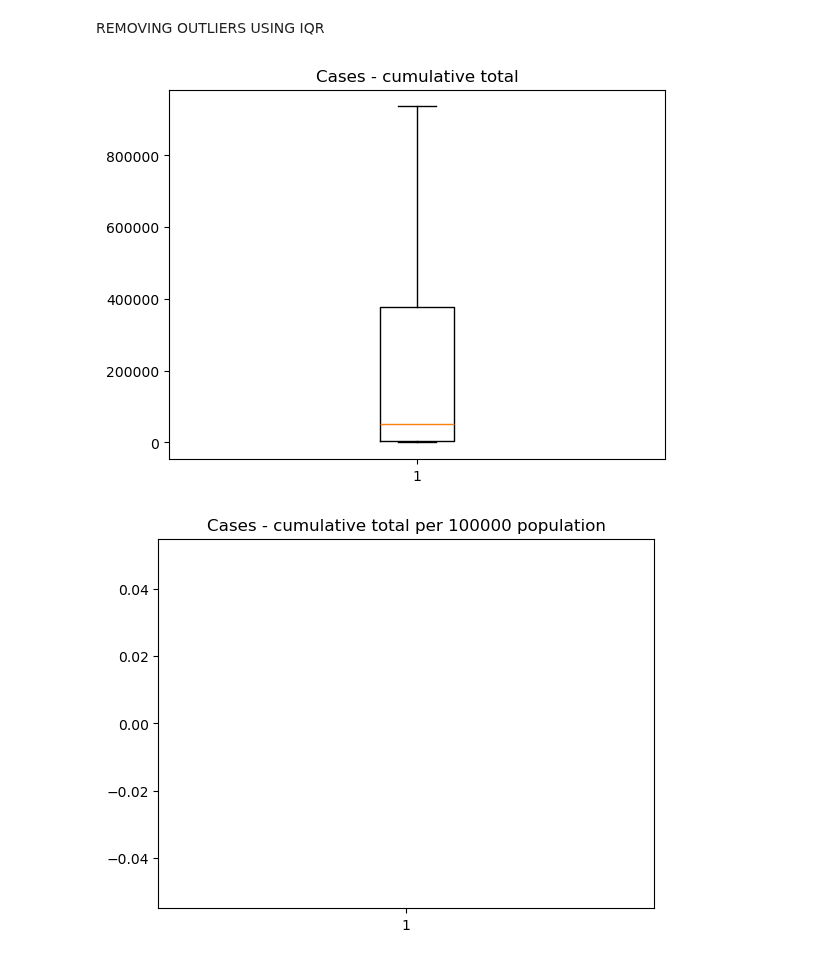
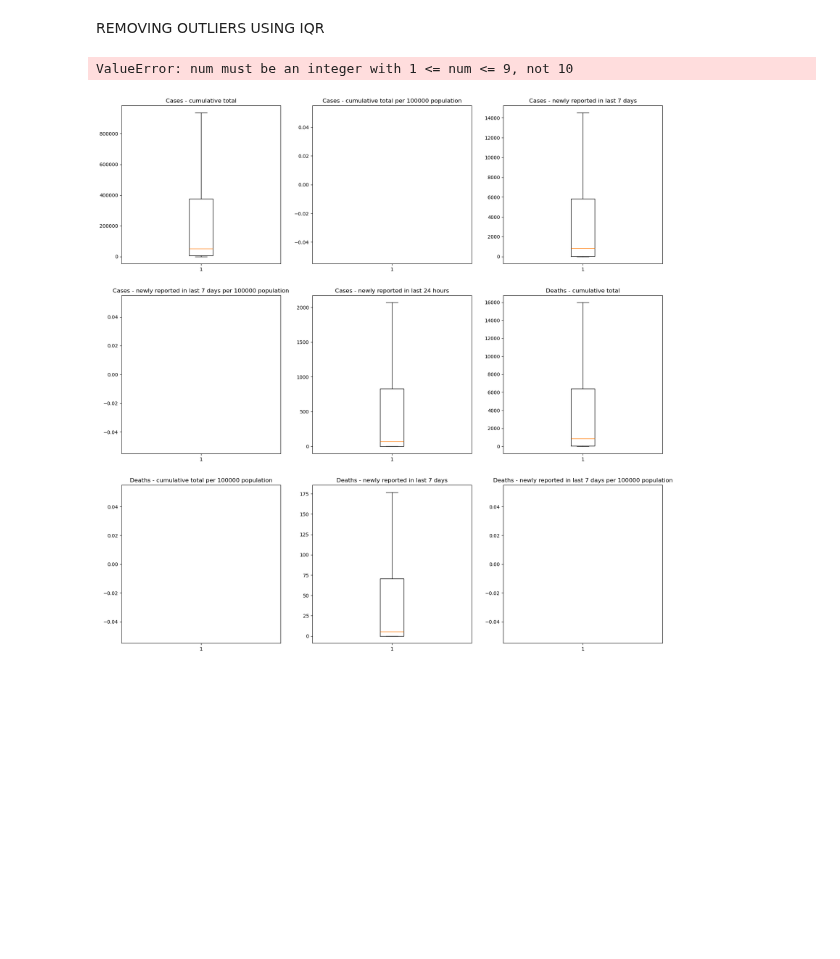
Before and after one commit to anitajn86/Covid_Analysis, a Jupyter notebook: Covid.ipynb, the cells around one changed output. Drawn from its saved outputs; the diff is of its cells as text; code cells hidden in the pictures; blank space fills up the shorter version.

```diff
--- a/Covid.ipynb
+++ b/Covid.ipynb
@@ -156,0 +182,10 @@ discreteData
+# %%
+#for skewed data
+covid["Cases - cumulative total per 100000 population"]=covid["Cases - cumulative total per 100000 population"].fillna(covid["Cases - cumulative total per 100000 population"].median())
+covid["Cases - newly reported in last 7 days per 100000 population"]=covid["Cases - newly reported in last 7 days per 100000 population"].fillna(covid["Cases - newly reported in last 7 days per 100000 population"].median())
+covid["Deaths - cumulative total per 100000 population"]=covid["Deaths - cumulative total per 100000 population"].fillna(covid["Deaths - cumulative total per 100000 population"].median())
+covid["Deaths - newly reported in last 7 days per 100000 population"]=covid["Deaths - newly reported in last 7 days per 100000 population"].fillna(covid["Deaths - newly reported in last 7 days per 100000 population"].median())
+#for normalized data
+#covid['depth']=covid['depth'].fillna(covid['depth'].mean())
+# %%
+covid["WHO Region"]=covid["WHO Region"].fillna(covid["WHO Region"].mode()[0])
@@ -179,0 +213,8 @@ boxplot_outliers(continuous_Data)
+# %%
+plt.figure(figsize=(20,20))
+for i, col in enumerate(continuous_Data.columns):
+    plt.subplot(3,3,i+1)
+    plt.boxplot(covid[col])
+    plt.title(col)
+plt.tight_layout()
+plt.show()
@@ -202,5 +242,14 @@ def boxplot_outliers(covid):
+# %%
+def boxplotting(continuous_Data):
+    plt.figure(figsize=(20,20))
+    for i, col in enumerate(continuous_Data.columns):
+        plt.subplot(3,3,i+1)
+        plt.boxplot(covid[col])
+        plt.title(col)
+    plt.tight_layout()
+    plt.show()
 # %%
-boxplot_outliers(continuous_Data)
+boxplotting(continuous_Data)
 # %% [output]
+ValueError: num must be an integer with 1 <= num <= 9, not 10
-[figure, old version]
+[figure, new version]
-[figure, removed]
```
Also changed, not shown: parts of 17 cells of this notebook.
